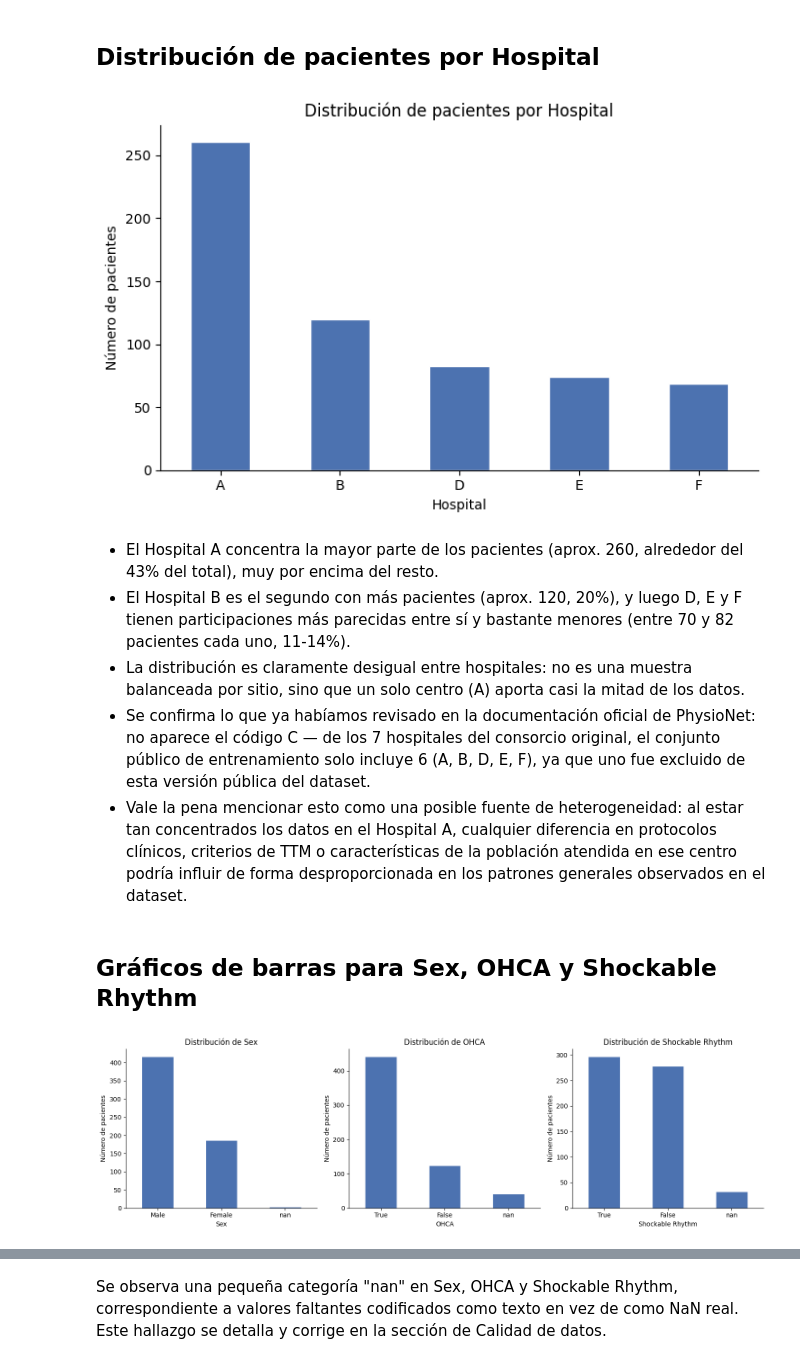
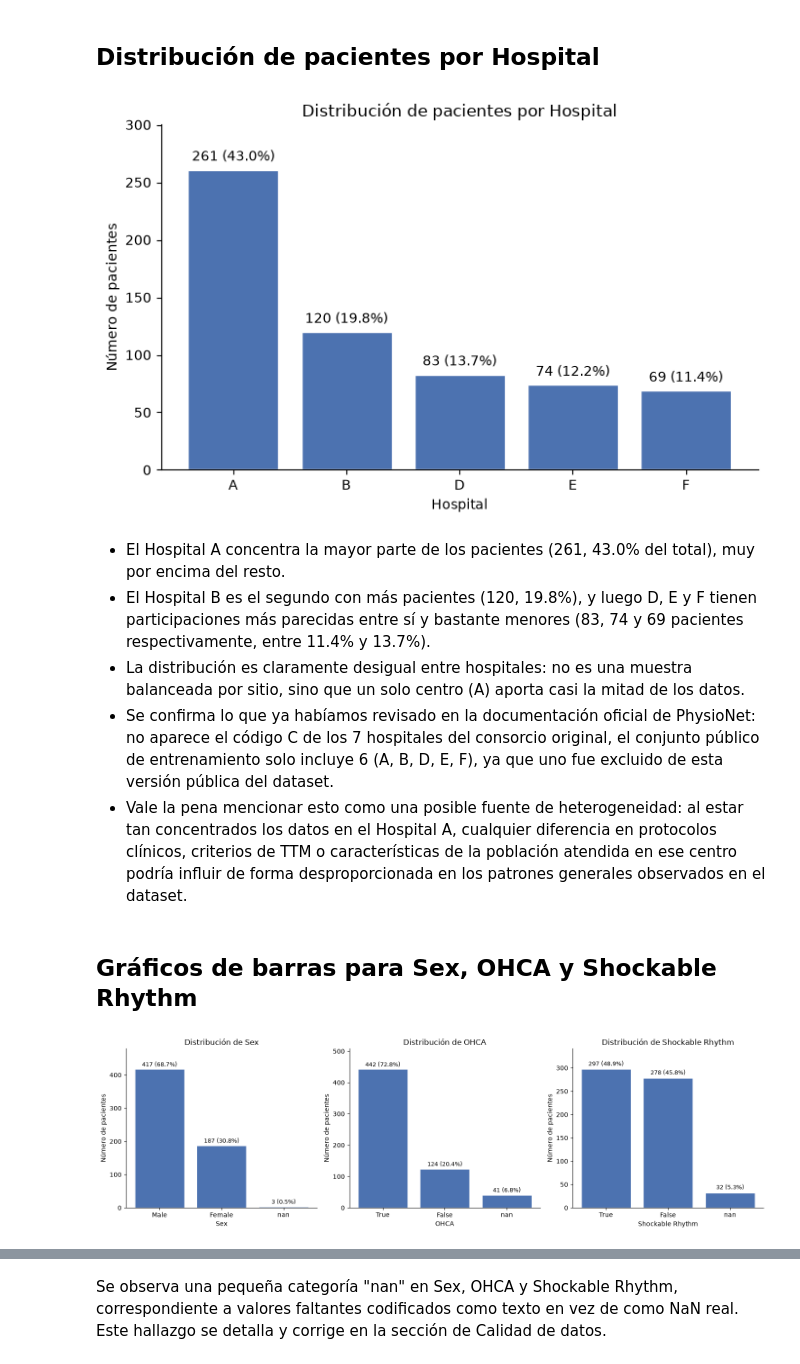
Before and after one commit to byepesg/mlda-project, a Jupyter notebook: notebooks/02_understanding_data/02_understanding_data.ipynb, the cells around one changed output, grey strips where cells are left out. Saved outputs shown, nothing was run; the diff lists cells and outputs as text; code cells hidden in the pictures.

```diff
--- a/notebooks/02_understanding_data/02_understanding_data.ipynb
+++ b/notebooks/02_understanding_data/02_understanding_data.ipynb
@@ -540,7 +548,16 @@ plt.show()
 # %% [markdown]
 ## **Distribución de pacientes por Hospital**
 # %%
-ax = clinical_df['Hospital'].value_counts().plot.bar(color='#4C72B0', edgecolor='white', figsize=(7, 4.5))
+
+counts = clinical_df['Hospital'].value_counts()
+percentages = counts / counts.sum() * 100
+
+fig, ax = plt.subplots(figsize=(7, 4.5))
+bars = ax.bar(counts.index, counts.values, color='#4C72B0', edgecolor='white')
+
+for bar, pct in zip(bars, percentages):
+    ax.text(bar.get_x() + bar.get_width()/2, bar.get_height() + 5,
+            f'{int(bar.get_height())} ({pct:.1f}%)', ha='center', va='bottom')
 
 ax.set_title('Distribución de pacientes por Hospital')
 ax.set_xlabel('Hospital')
@@ -548,39 +565,48 @@ ax.set_ylabel('Número de pacientes')
 ax.tick_params(axis='x', rotation=0)
 ax.spines['top'].set_visible(False)
 ax.spines['right'].set_visible(False)
+ax.set_ylim(0, counts.max() * 1.15)
 
 plt.tight_layout()
 plt.show()
 # %% [output]
-[figure, old version]
+[figure, new version]
 # %% [markdown]
-- El Hospital A concentra la mayor parte de los pacientes (aprox. 260, alrededor del 43% del total), muy por encima del resto.
-- El Hospital B es el segundo con más pacientes (aprox. 120, 20%), y luego D, E y F tienen participaciones más parecidas entre sí y bastante menores (entre 70 y 82 pacientes cada uno, 11-14%).
+- El Hospital A concentra la mayor parte de los pacientes (261, 43.0% del total), muy por encima del resto.
+- El Hospital B es el segundo con más pacientes (120, 19.8%), y luego D, E y F tienen participaciones más parecidas entre sí y bastante menores (83, 74 y 69 pacientes respectivamente, entre 11.4% y 13.7%).
 - La distribución es claramente desigual entre hospitales: no es una muestra balanceada por sitio, sino que un solo centro (A) aporta casi la mitad de los datos.
-- Se confirma lo que ya habíamos revisado en la documentación oficial de PhysioNet: no aparece el código C — de los 7 hospitales del consorcio original, el conjunto público de entrenamiento solo incluye 6 (A, B, D, E, F), ya que uno fue excluido de esta versión pública del dataset.
+- Se confirma lo que ya habíamos revisado en la documentación oficial de PhysioNet: no aparece el código C de los 7 hospitales del consorcio original, el conjunto público de entrenamiento solo incluye 6 (A, B, D, E, F), ya que uno fue excluido de esta versión pública del dataset.
 - Vale la pena mencionar esto como una posible fuente de heterogeneidad: al estar tan concentrados los datos en el Hospital A, cualquier diferencia en protocolos clínicos, criterios de TTM o características de la población atendida en ese centro podría influir de forma desproporcionada en los patrones generales observados en el dataset.
 # %% [markdown]
 ## **Gráficos de barras para Sex, OHCA y Shockable Rhythm**
 # %%
-import matplotlib.pyplot as plt
 
 fig, axes = plt.subplots(1, 3, figsize=(15, 4.5))
 
 variables = {'Sex': axes[0], 'OHCA': axes[1], 'Shockable Rhythm': axes[2]}
 
 for col, ax in variables.items():
-    clinical_df[col].value_counts().plot.bar(ax=ax, color='#4C72B0', edgecolor='white')
+    counts = clinical_df[col].value_counts()
+    percentages = counts / counts.sum() * 100
+
+    bars = ax.bar(counts.index, counts.values, color='#4C72B0', edgecolor='white')
+
+    for bar, pct in zip(bars, percentages):
+        ax.text(bar.get_x() + bar.get_width()/2, bar.get_height() + 5,
+                f'{int(bar.get_height())} ({pct:.1f}%)', ha='center', va='bottom', fontsize=9)
+
     ax.set_title(f'Distribución de {col}')
     ax.set_xlabel(col)
     ax.set_ylabel('Número de pacientes')
     ax.tick_params(axis='x', rotation=0)
     ax.spines['top'].set_visible(False)
     ax.spines['right'].set_visible(False)
+    ax.set_ylim(0, counts.max() * 1.15)  # deja espacio arriba para que la etiqueta no se corte
 
 plt.tight_layout()
 plt.show()
 # %% [output]
-[figure, old version]
+[figure, new version]
 # %% [markdown]
 **Sex:**
 
```
Also changed, not shown: parts of 45 cells of this notebook.
